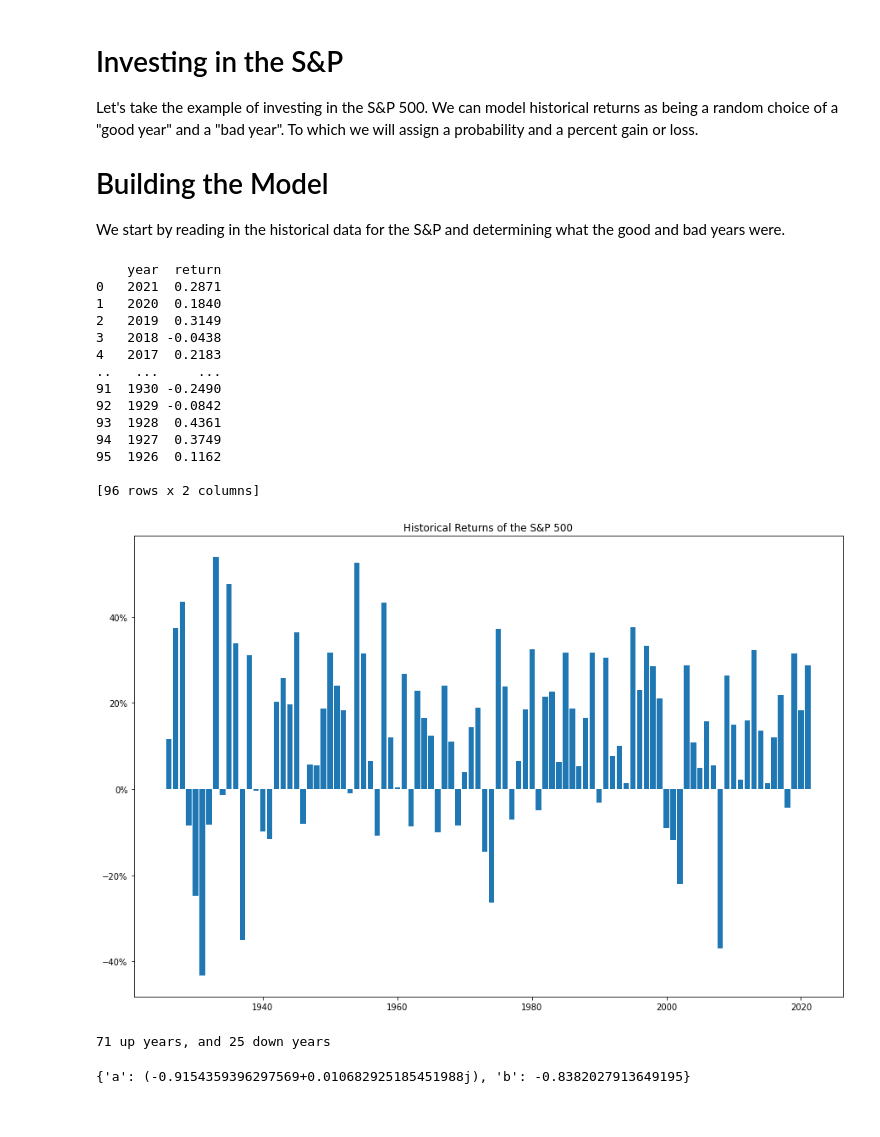
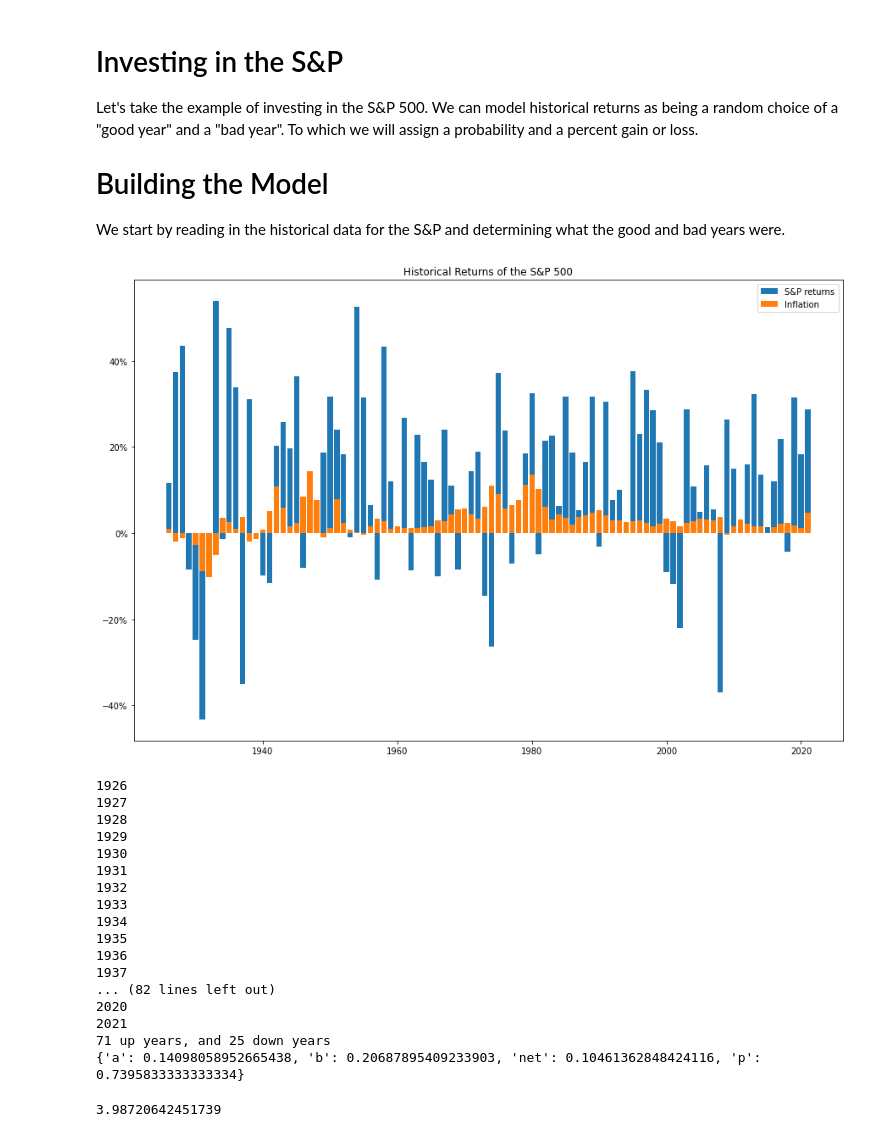
Before and after one commit to mckoss/kelly-criterion, a Jupyter notebook: index.ipynb, the cells around one changed output. Cells and saved outputs as stored; diff of their text form; code cells hidden in the pictures.

Commit message:
more stocks example - in progress

```diff
--- a/index.ipynb
+++ b/index.ipynb
@@ -315,42 +324,44 @@ what the good and bad years were.
 # %%
 import csv
 
-with open("data/history.csv", 'r') as f:
+stock_data = {}
+
+with open("data/s-and-p-history.csv", 'r') as f:
   reader = csv.reader(f)
-  history = []
   for row in reader:
-    history.append({
-      'year': int(row[0]),
-      'return': float(row[1])/100
-    })
+    year = int(row[0])
+    ret = float(row[1])/100
+    stock_data[year] = {'return': ret}
 
-df = pd.DataFrame(history)
-print(df)
+with open("data/inflation.csv", 'r') as f:
+  reader = csv.DictReader(f)
+  for row in reader:
+    year = int(row['year'])
+    rate = float(row['rate'].strip("%"))/100
+    if year in stock_data:
+      stock_data[year]['inflation'] = rate
+
+df = pd.DataFrame(stock_data).transpose().sort_index()
 
 fig, ax = plt.subplots()
 fig.set_size_inches(15, 10)
 plt.title(f"Historical Returns of the S&P 500")
 ax.yaxis.set_major_formatter(ticker.PercentFormatter(xmax=1, decimals=0))
-plt.bar(df['year'], df['return'])
+plt.bar(df.index, df['return'], label='S&P returns')
+plt.bar(df.index, df['inflation'], label="Inflation")
+plt.legend()
 None
 # %% [output]
-    year  return
-0   2021  0.2871
-1   2020  0.1840
-2   2019  0.3149
-3   2018 -0.0438
-4   2017  0.2183
-..   ...     ...
-91  1930 -0.2490
-92  1929 -0.0842
-93  1928  0.4361
-94  1927  0.3749
-95  1926  0.1162
-
-[96 rows x 2 columns]
-[figure, old version]
+[figure, new version]
 # %%
 from math import prod
+
+pos_returns = []
+neg_returns = []
+
+for year in range(min(df.index), max(df.index) + 1):
+  net_rate
+  print(year)
 
 positive_returns = [r for r in df['return'] if r > 0]
 negative_returns = [r for r in df['return'] if r < 0]
@@ -359,14 +370,34 @@ print(f"{len(positive_returns)} up years, and {len(negative_returns)} down years
 
 def net_growth_rate(returns):
   periods = len(returns)
-  net = prod(returns)
+  net = prod([r + 1 for r in returns])
   return net**(1/periods) - 1
 
 model = {
-  'a': net_growth_rate(negative_returns),
-  'b': net_growth_rate(positive_returns)
+  'a': -net_growth_rate(negative_returns),
+  'b': net_growth_rate(positive_returns),
+  'net': net_growth_rate(df['return']),
+  'p': len(positive_returns) / (len(positive_returns) + len(negative_returns))
 }
-model
+
+print(model)
+kelly(model['p'], model['b'], model['a'])
 # %% [output]
+1926
+1927
+1928
+1929
+1930
+1931
+1932
+1933
+1934
+1935
+1936
+1937
+... (82 lines left out)
+2020
+2021
 71 up years, and 25 down years
+{'a': 0.14098058952665438, 'b': 0.20687895409233903, 'net': 0.10461362848424116, 'p': 0.7395833333333334}
-{'a': (-0.9154359396297569+0.010682925185451988j), 'b': -0.8382027913649195}
+3.98720642451739
```
Also changed, not shown: parts of 11 cells of this notebook, 3 other files.
